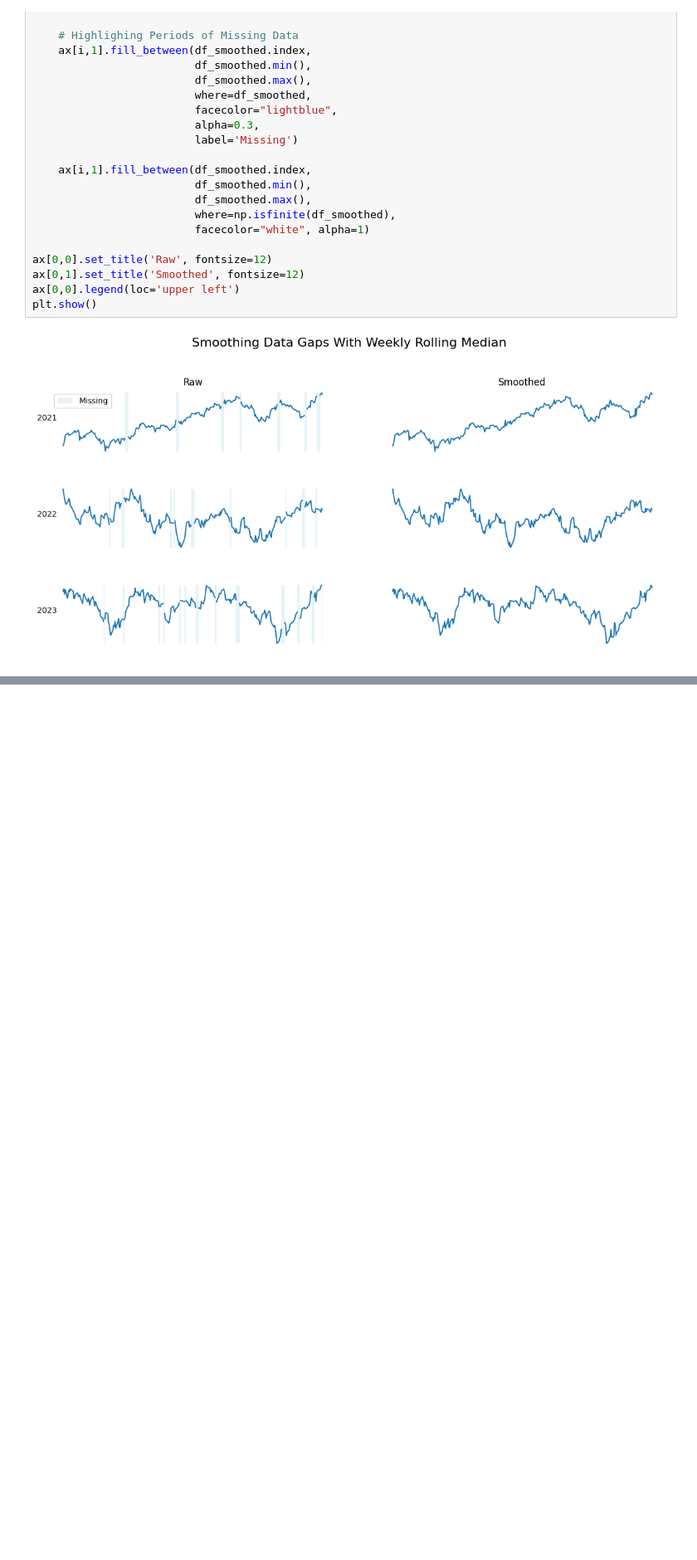
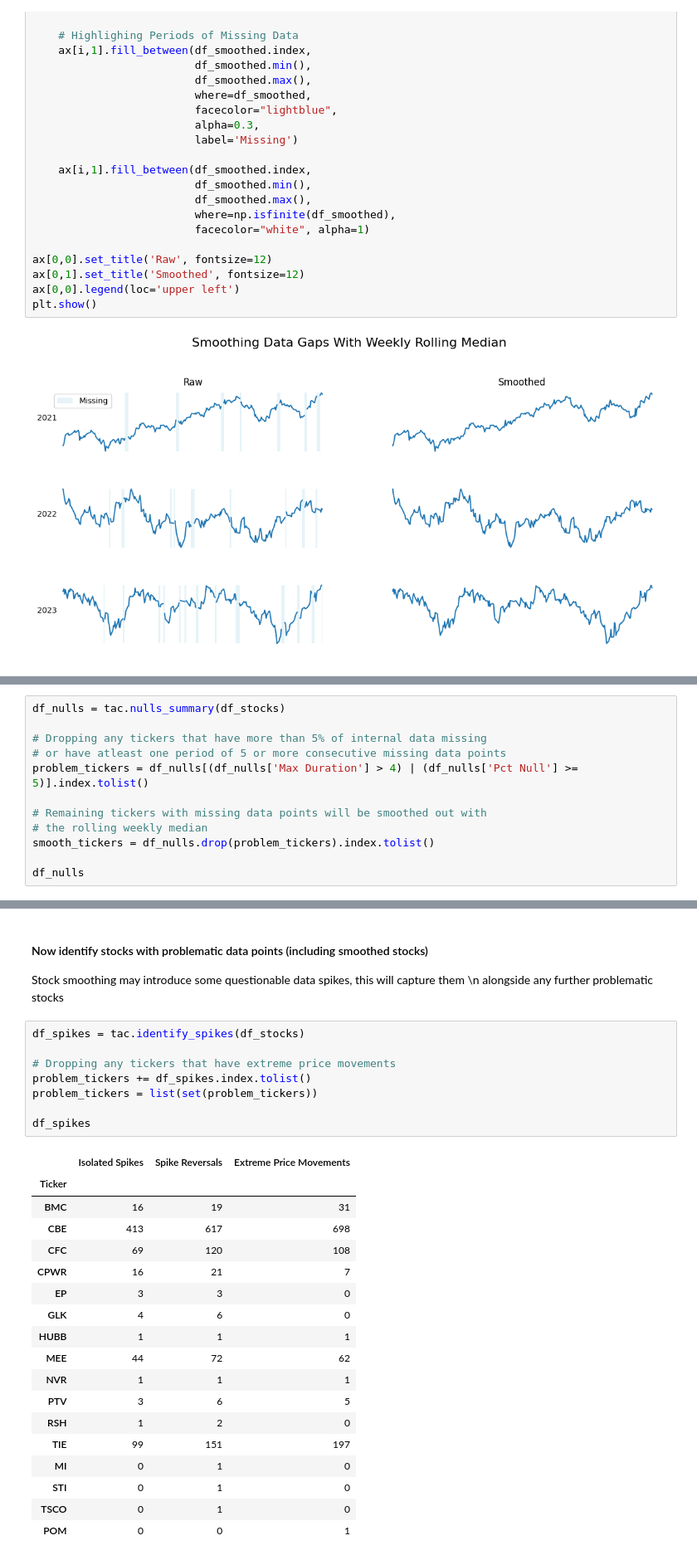
Before and after one commit to JamieW365/trading_algos, a Jupyter notebook: notebooks/data processing/identifying_outliers.ipynb, the cells around one changed output, grey strips where cells are left out. Shown at 83% size. Saved outputs shown, nothing was run; the diff lists cells and outputs as text; blank space fills up the shorter version.

```diff
--- a/notebooks/data processing/identifying_outliers.ipynb
+++ b/notebooks/data processing/identifying_outliers.ipynb
@@ -513,0 +402,12 @@ df_stocks = df_stocks.fillna(df_stocks.rolling(window=5, min_periods=1).median()
+# %%
+df_nulls = tac.nulls_summary(df_stocks)
+
+# Dropping any tickers that have more than 5% of internal data missing
+# or have atleast one period of 5 or more consecutive missing data points
+problem_tickers = df_nulls[(df_nulls['Max Duration'] > 4) | (df_nulls['Pct Null'] >= 5)].index.tolist()
+
+# Remaining tickers with missing data points will be smoothed out with
+# the rolling weekly median
+smooth_tickers = df_nulls.drop(problem_tickers).index.tolist()
+
+df_nulls
@@ -513,0 +452,31 @@ df_stocks = df_stocks.fillna(df_stocks.rolling(window=5, min_periods=1).median()
+# %% [markdown]
+#### Now identify stocks with problematic data points (including smoothed stocks)
+Stock smoothing may introduce some questionable data spikes, this will capture them \n
+alongside any further problematic stocks
+# %%
+df_spikes = tac.identify_spikes(df_stocks)
+
+# Dropping any tickers that have extreme price movements
+problem_tickers += df_spikes.index.tolist()
+problem_tickers = list(set(problem_tickers))
+
+df_spikes
+# %% [output]
+|  | Isolated Spikes | Spike Reversals | Extreme Price Movements |
+| Ticker |  |  |  |
+| BMC | 16 | 19 | 31 |
+| CBE | 413 | 617 | 698 |
+| CFC | 69 | 120 | 108 |
+| CPWR | 16 | 21 | 7 |
+| EP | 3 | 3 | 0 |
+| GLK | 4 | 6 | 0 |
+| HUBB | 1 | 1 | 1 |
+| MEE | 44 | 72 | 62 |
+| NVR | 1 | 1 | 1 |
+| PTV | 3 | 6 | 5 |
+| RSH | 1 | 2 | 0 |
+| TIE | 99 | 151 | 197 |
+| MI | 0 | 1 | 0 |
+| STI | 0 | 1 | 0 |
+| TSCO | 0 | 1 | 0 |
+| POM | 0 | 0 | 1 |
```
Also changed, not shown: parts of 31 cells of this notebook.
